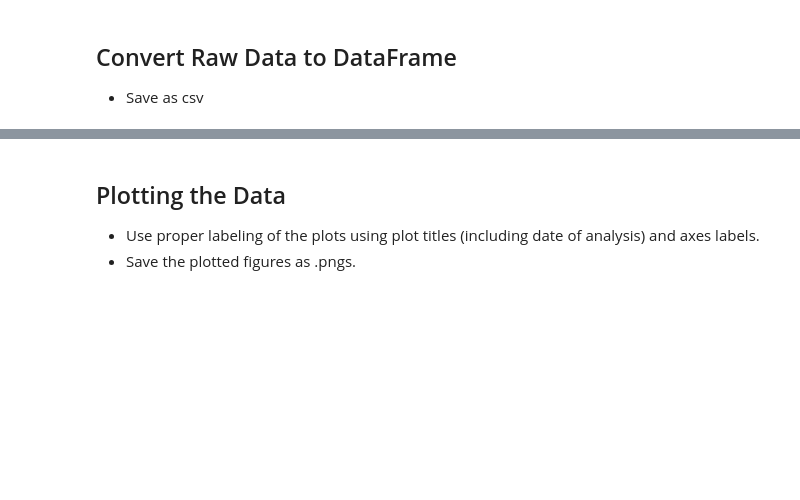
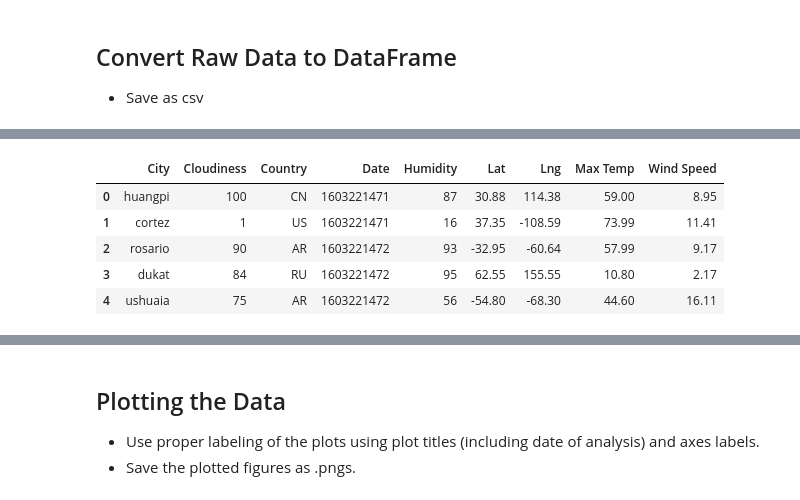
Before and after one commit to atemkuh/python-api-challenge, a Jupyter notebook: WeatherPy/WeatherPy.ipynb, the cells around one changed output, grey strips where cells are left out. Cells and saved outputs as stored; diff of their text form; code cells hidden in the pictures; blank space fills up the shorter version.

Commit message:
commit  hw ...output data to csv

```diff
--- a/WeatherPy/WeatherPy.ipynb
+++ b/WeatherPy/WeatherPy.ipynb
@@ -14,7 +14,8 @@ import time
 from scipy.stats import linregress
 
 # Import API key
-from api_keys import weather_api_key
+from api_keys import api_key
+temp_units = "imperial"
 
 # Incorporated citipy to determine city based on latitude and longitude
 from citipy import citipy
@@ -25,3 +26,10 @@ output_data_file = "output_data/cities.csv"
 # Range of latitudes and longitudes
 lat_range = (-90, 90)
 lng_range = (-180, 180)
+
+# define url
+query_url = f"http://api.openweathermap.org/data/2.5/weather?appid={api_key}&units={temp_units}&q="
+
+# define count of pass throughs
+count_one = 0
+set_one = 1
@@ -85,0 +126,24 @@ Data Retrieval Complete
+# %%
+# create a dictionary for establishing dataframe
+weather_dict = {
+    "City":city_two,
+    "Cloudiness":cloudinesses,
+    "Country":countries,
+    "Date":dates,
+    "Humidity":humidities,
+    "Lat":lats,
+    "Lng":lngs,
+    "Max Temp":max_temps,
+    "Wind Speed":wind_speeds
+}
+weather_dict
+
+weather_dataframe = pd.DataFrame(weather_dict)
+weather_dataframe.head()
+# %% [output]
+|  | City | Cloudiness | Country | Date | Humidity | Lat | Lng | Max Temp | Wind Speed |
+| 0 | huangpi | 100 | CN | 1603221471 | 87 | 30.88 | 114.38 | 59.00 | 8.95 |
+| 1 | cortez | 1 | US | 1603221471 | 16 | 37.35 | -108.59 | 73.99 | 11.41 |
+| 2 | rosario | 90 | AR | 1603221472 | 93 | -32.95 | -60.64 | 57.99 | 9.17 |
+| 3 | dukat | 84 | RU | 1603221472 | 95 | 62.55 | 155.55 | 10.80 | 2.17 |
+| 4 | ushuaia | 75 | AR | 1603221472 | 56 | -54.80 | -68.30 | 44.60 | 16.11 |
```
Also changed, not shown: parts of 19 cells of this notebook, 8 other files.
